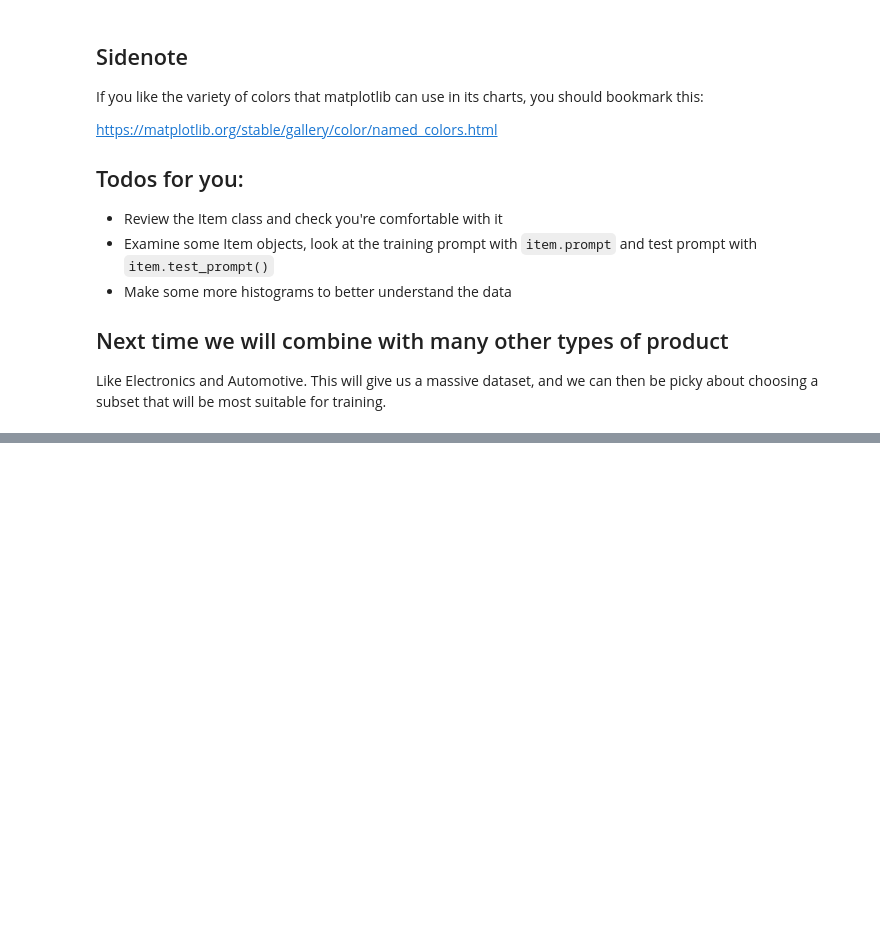
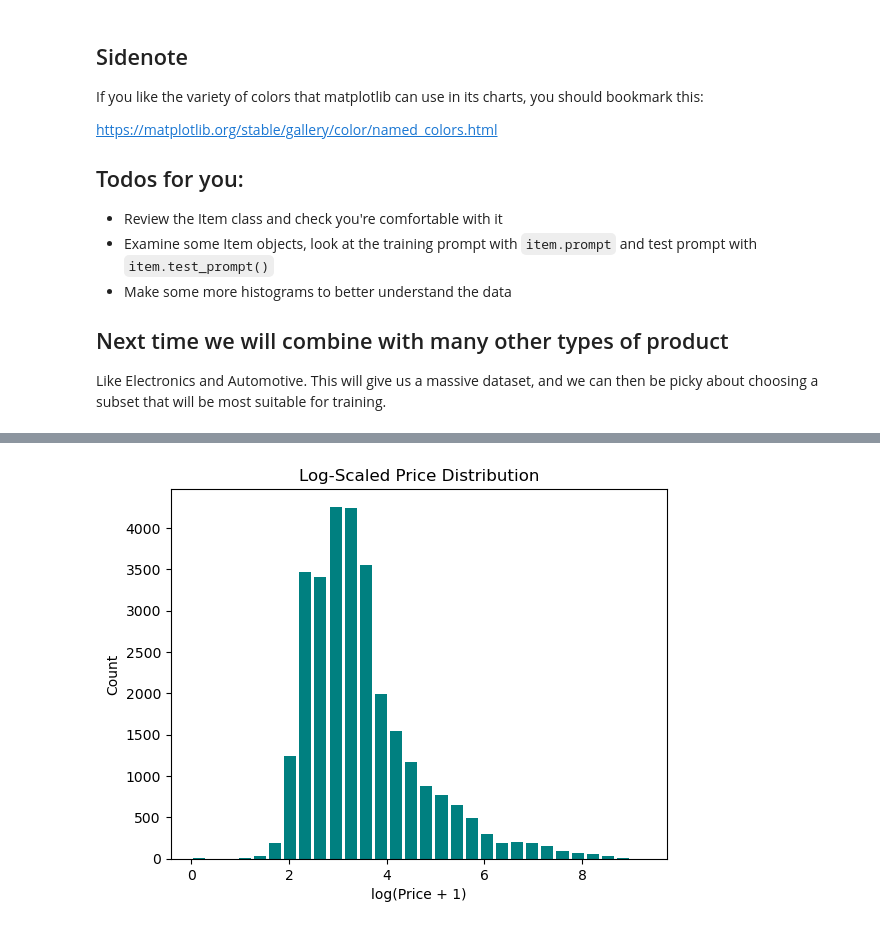
Before and after one commit to zxircon/llm_engineering, a Jupyter notebook: week6/day1.ipynb, the cells around one changed output, grey strips where cells are left out. Drawn from its saved outputs; the diff is of its cells as text; code cells hidden in the pictures; blank space fills up the shorter version.

```diff
--- a/week6/day1.ipynb
+++ b/week6/day1.ipynb
@@ -237,0 +292,9 @@ Like Electronics and Automotive. This will give us a massive dataset, and we can
+# %%
+import numpy as np
+plt.hist(np.log1p(prices), bins=30, color="teal", rwidth=0.8)
+plt.xlabel("log(Price + 1)")
+plt.ylabel("Count")
+plt.title("Log-Scaled Price Distribution")
+plt.show()
+# %% [output]
+[figure, added]
```
Also changed, not shown: parts of 10 cells of this notebook, 3 other files.
